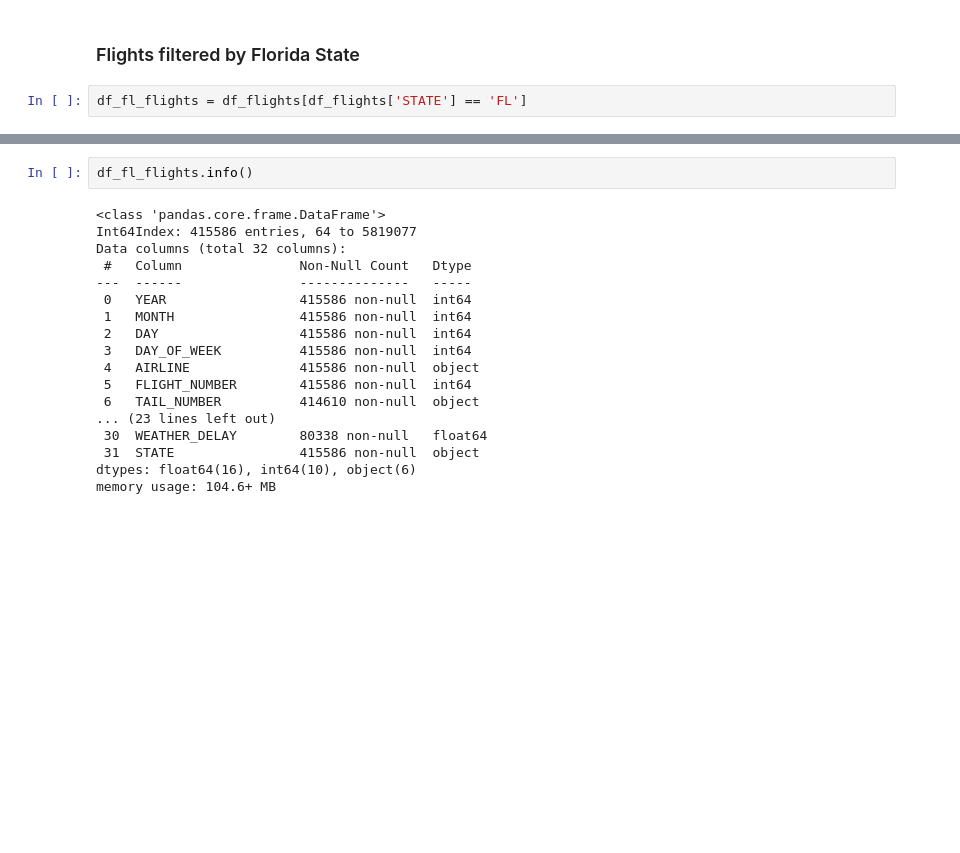
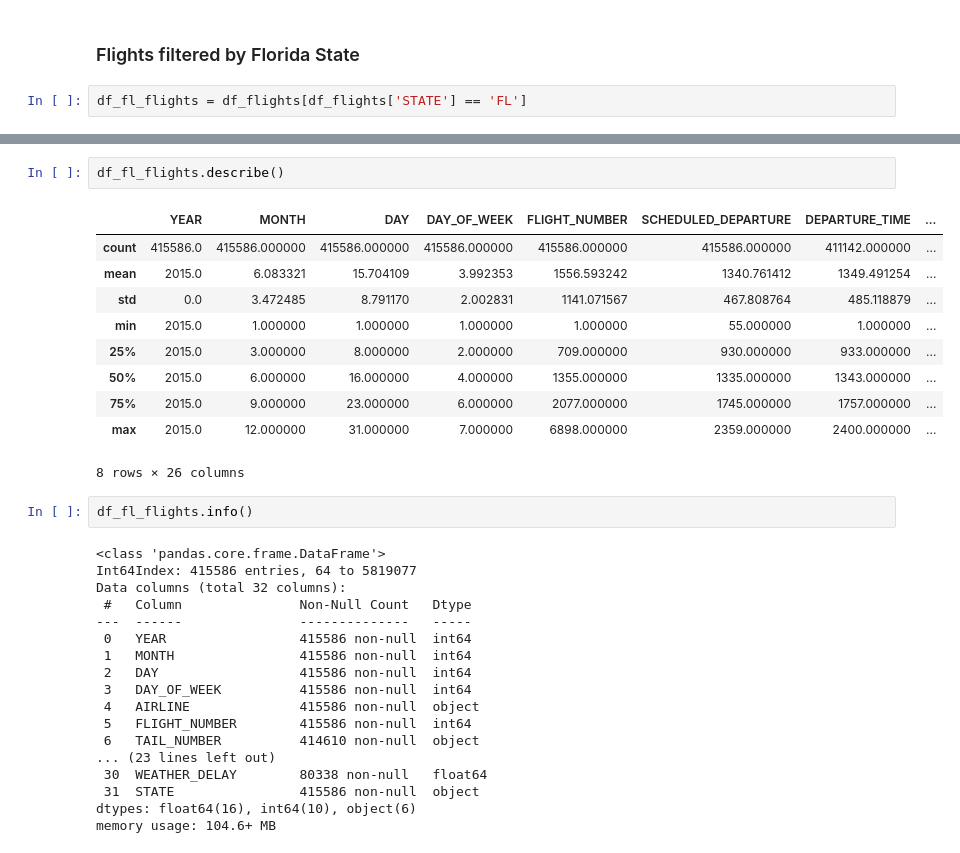
Before and after one commit to EmilioGinzo/Flight-delay, a Jupyter notebook: Project_p676p627_Emilio.ipynb, the cells around one changed output, grey strips where cells are left out. Cells and saved outputs as stored; diff of their text form; blank space fills up the shorter version.

Commit message:
added describe

```diff
--- a/Project_p676p627_Emilio.ipynb
+++ b/Project_p676p627_Emilio.ipynb
@@ -95,3 +105,16 @@ df_fl_flights = df_flights[df_flights['STATE'] == 'FL']
+# %%
+df_fl_flights.describe()
+# %% [output]
+|  | YEAR | MONTH | DAY | DAY_OF_WEEK | FLIGHT_NUMBER | SCHEDULED_DEPARTURE | DEPARTURE_TIME | ... |
+| count | 415586.0 | 415586.000000 | 415586.000000 | 415586.000000 | 415586.000000 | 415586.000000 | 411142.000000 | ... |
+| mean | 2015.0 | 6.083321 | 15.704109 | 3.992353 | 1556.593242 | 1340.761412 | 1349.491254 | ... |
+| std | 0.0 | 3.472485 | 8.791170 | 2.002831 | 1141.071567 | 467.808764 | 485.118879 | ... |
+| min | 2015.0 | 1.000000 | 1.000000 | 1.000000 | 1.000000 | 55.000000 | 1.000000 | ... |
+| 25% | 2015.0 | 3.000000 | 8.000000 | 2.000000 | 709.000000 | 930.000000 | 933.000000 | ... |
+| 50% | 2015.0 | 6.000000 | 16.000000 | 4.000000 | 1355.000000 | 1335.000000 | 1343.000000 | ... |
+| 75% | 2015.0 | 9.000000 | 23.000000 | 6.000000 | 2077.000000 | 1745.000000 | 1757.000000 | ... |
+| max | 2015.0 | 12.000000 | 31.000000 | 7.000000 | 6898.000000 | 2359.000000 | 2400.000000 | ... |
+8 rows × 26 columns
 # %%
 df_fl_flights.info()
 # %% [output]
```
Also changed, not shown: parts of 1 cell of this notebook.
